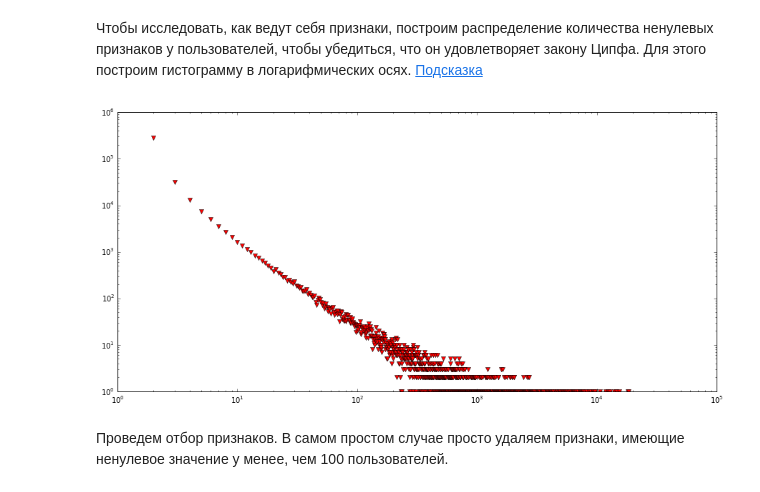
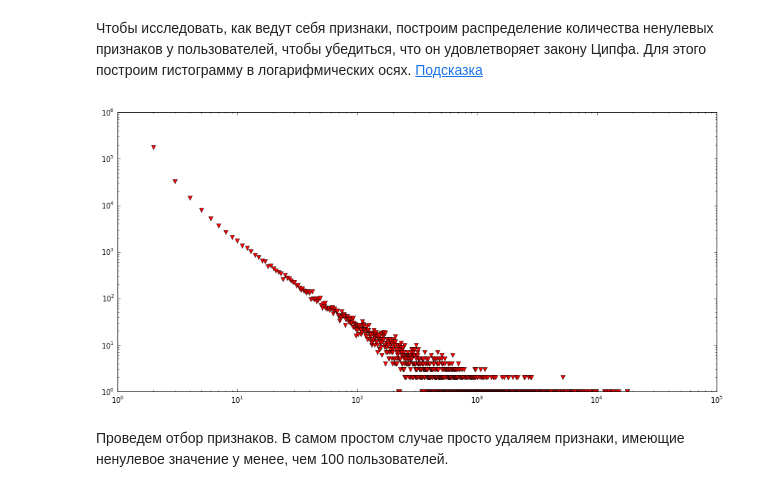
Before and after one commit to KopBob/technosphere, a Jupyter notebook: ml/hw5/homework-5-st.ipynb, the cells around one changed output. Saved outputs shown, nothing was run; the diff lists cells and outputs as text; code cells hidden in the pictures.

Commit message:
BigData homework 5. Few fixes.

```diff
--- a/ml/hw5/homework-5-st.ipynb
+++ b/ml/hw5/homework-5-st.ipynb
@@ -16,7 +17,12 @@ import sklearn.metrics as sm
 # %%
 hw4_results = np.load("../hw4/files/out_4.dat.npz")
 users = hw4_results["users"]
-x_raw = hw4_results["data"].reshape(1,)[0]
+users_tokens = hw4_results["users_tokens"]
+# %%
+from sklearn.feature_extraction import DictVectorizer
+
+v = DictVectorizer()
+x_raw = v.fit_transform(users_tokens)
 # %% [markdown]
 Зачитываем категории пользователей
 # %%
@@ -48,22 +54,25 @@ Resulting training set: (3000x364911) feature matrix, 3000 target vector
 # %%
 def draw_log_hist(data):
     """
     Draw tokens histogram in log scales
     """
-    y = np.bincount(np.asarray(data.astype(int).sum(axis=0)).ravel())
+    features_counts = np.asarray(data.astype(int).sum(axis=0)).ravel()
+
+    y = np.bincount(features_counts)
     x = np.arange(1, len(y) + 1)
 
     plt.figure(figsize=(15,7))
     plt.xscale("log", nonposx='clip')
     plt.yscale("log", nonposy='clip')
 
 #     plt.plot(x, np.sort(y)[::-1], "rv")
     plt.plot(x, y, "rv")
-    return np.sort(y)[::-1]
+
+    return features_counts
 
 features_counts = draw_log_hist(x_raw)
 # %% [output]
-[figure, old version]
+[figure, new version]
 # %% [markdown]
 Проведем отбор признаков. В самом простом случае просто удаляем признаки, имеющие ненулевое значение у менее, чем 100 пользователей.
 # %%
```
Also changed, not shown: parts of 13 cells of this notebook, 2 other files.
